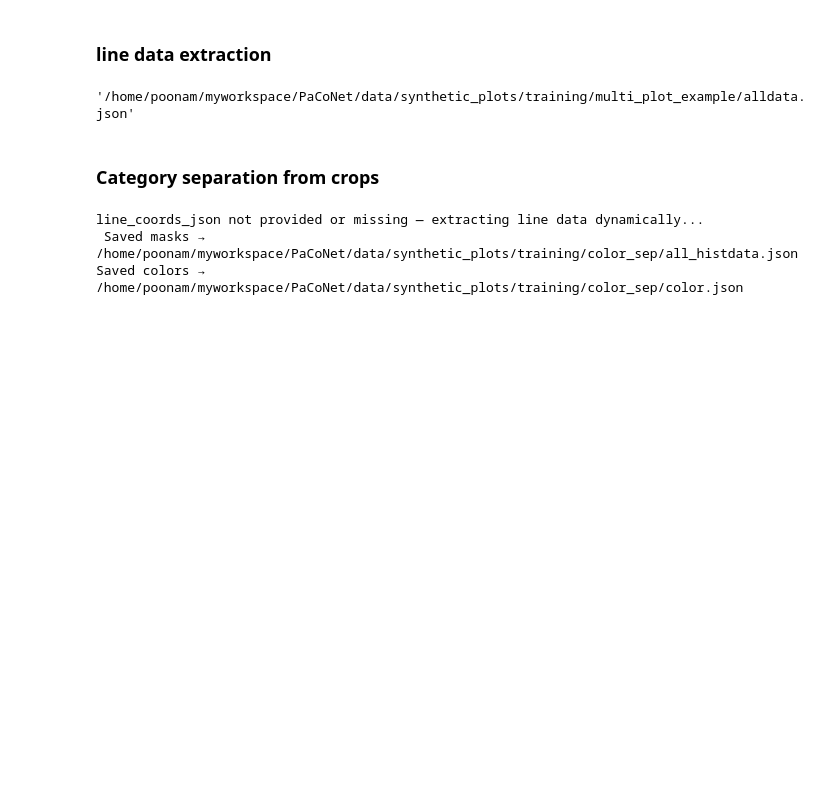
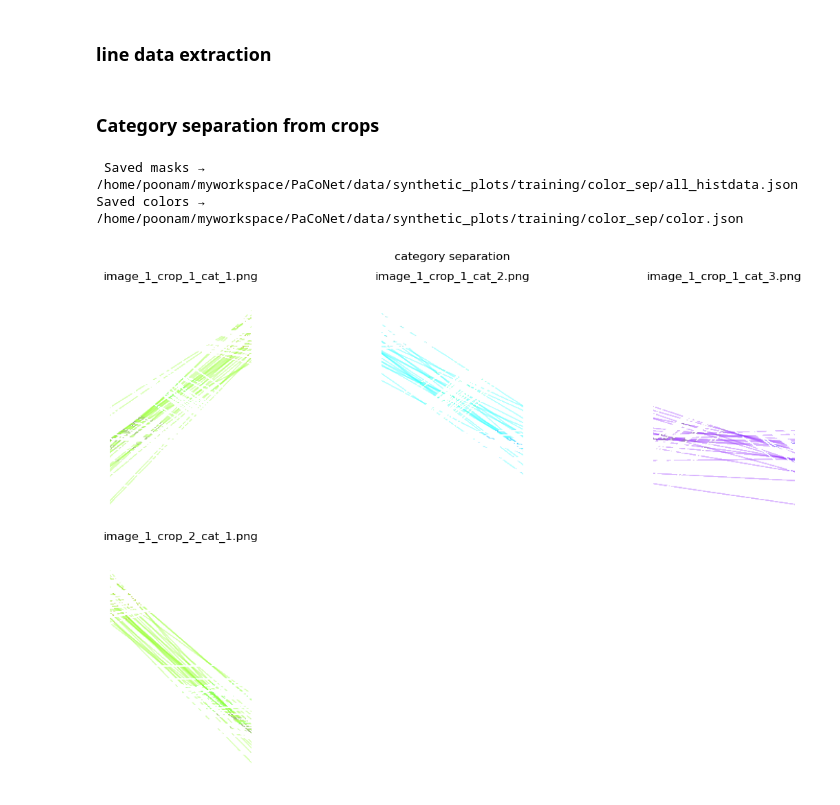
Before and after one commit to poonam2308/PaCoNet, a Jupyter notebook: notebooks/test_visualization.ipynb, the cells around one changed output. Cells and saved outputs as stored; diff of their text form; code cells hidden in the pictures; blank space fills up the shorter version.

```diff
--- a/notebooks/test_visualization.ipynb
+++ b/notebooks/test_visualization.ipynb
@@ -59,15 +117,16 @@ cp.create_crops(plot_paths, crop_paths)
 # %%
 extractor = LineCoordinateExtractor(plot_paths)
 extractor.extract_all()
+line_json = extractor.output_file
-# %% [output]
-'/home/poonam/myworkspace/PaCoNet/data/synthetic_plots/training/multi_plot_example/alldata.json'
 # %% [markdown]
 ### Category separation from crops
 # %%
-sep = CategorySeparator(crop_paths)  # No JSON path given
+sep = CategorySeparator(crop_paths, line_json)  # No JSON path given
 
 sep.separate_by_hist_peaks(output_dir=color_sep_paths)
+
+show_images_from_folder(color_sep_paths, title="category separation")
 # %% [output]
-line_coords_json not provided or missing — extracting line data dynamically...
  Saved masks → /home/poonam/myworkspace/PaCoNet/data/synthetic_plots/training/color_sep/all_histdata.json
 Saved colors → /home/poonam/myworkspace/PaCoNet/data/synthetic_plots/training/color_sep/color.json
+[figure, added]
```
Also changed, not shown: parts of 10 cells of this notebook, 45 other files.
